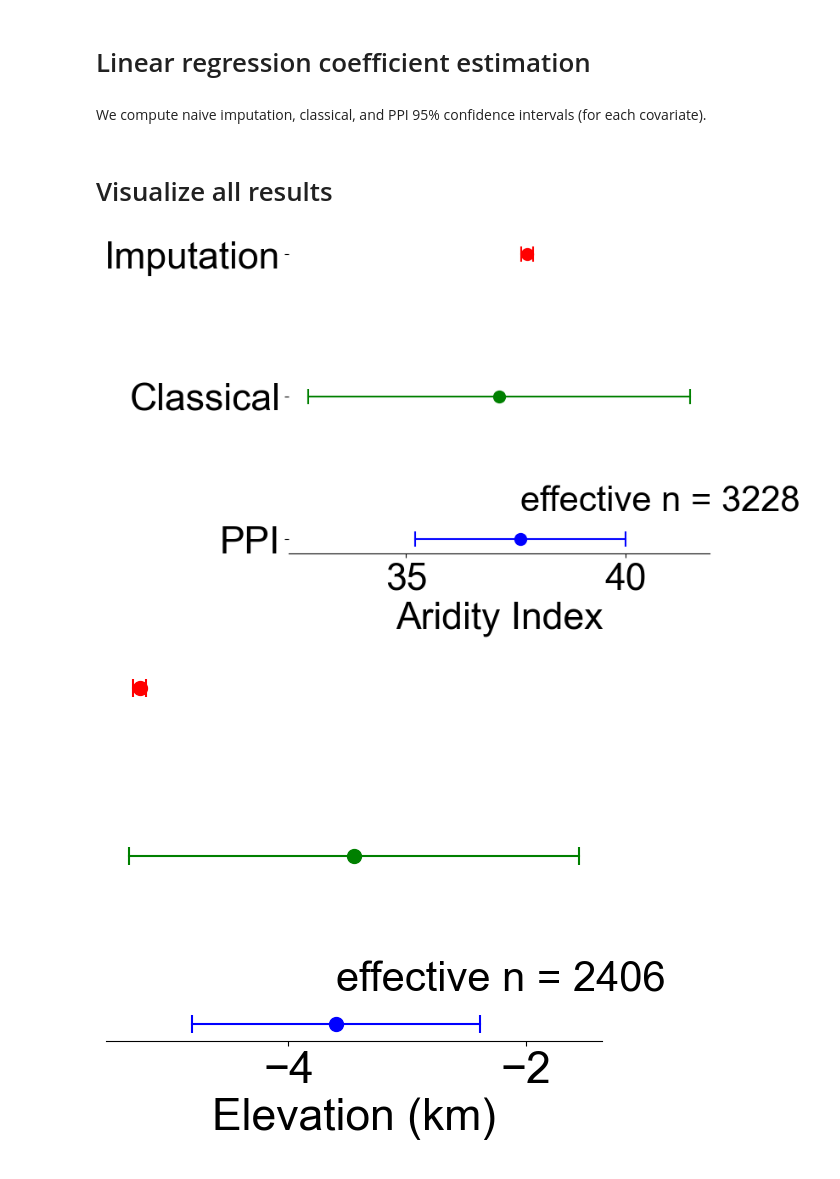
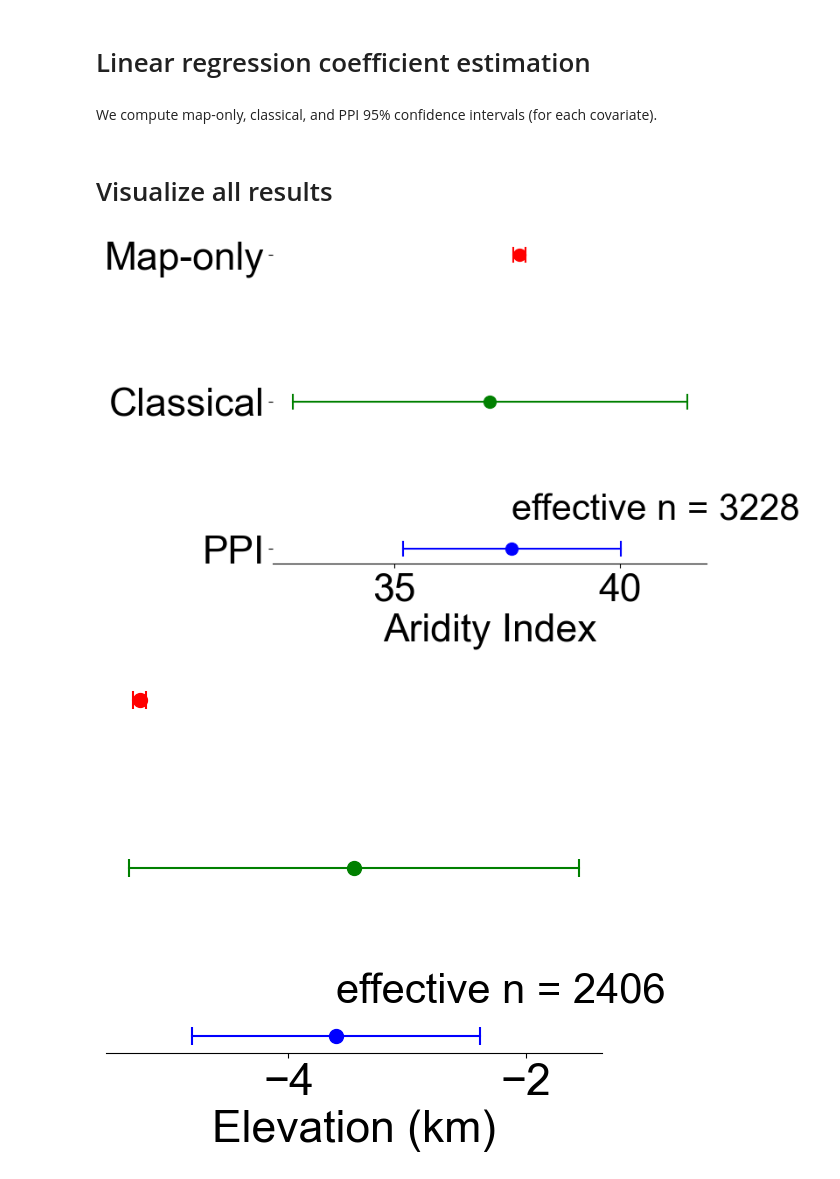
Before and after one commit to Earth-Intelligence-Lab/uncertainty-quantification, a Jupyter notebook: examples/tree cover linear regression.ipynb, the cells around one changed output. Cells and saved outputs as stored; diff of their text form; code cells hidden in the pictures.

Commit message:
update terminology for map-only and post-stratified methods

```diff
--- a/examples/tree cover linear regression.ipynb
+++ b/examples/tree cover linear regression.ipynb
@@ -48,7 +48,7 @@ X_unlabeled = np.array(unlabeled_data[covariates])
 # %% [markdown]
 # Linear regression coefficient estimation
 # %% [markdown]
-We compute naive imputation, classical, and PPI 95% confidence intervals (for each covariate).
+We compute map-only, classical, and PPI 95% confidence intervals (for each covariate).
 # %%
 def run_ppi_linear_regression(X, Y, Yhat, X_unlabeled, Yhat_unlabeled, alpha):
     results = []
@@ -98,17 +98,17 @@ def run_ppi_linear_regression(X, Y, Yhat, X_unlabeled, Yhat_unlabeled, alpha):
         )
     ]
 
-    # Imputed CI
+    # Map-only CI
 
-    imputed_ci = classical_ols_ci(_X_unlabeled, _Yhat_unlabeled, alpha=alpha)
+    map_only_ci = classical_ols_ci(_X_unlabeled, _Yhat_unlabeled, alpha=alpha)
     results += [
         pd.DataFrame(
             [
                 {
-                    "method": "Imputation",
+                    "method": "Map-only",
                     "n": np.nan,
-                    "lower": imputed_ci[0],
-                    "upper": imputed_ci[1],
+                    "lower": map_only_ci[0],
+                    "upper": map_only_ci[1],
                     "trial": 0,
                 }
             ]
@@ -141,46 +141,46 @@ classical_results = df.loc[(df['method'] == 'Classical')]
 classical_avg_estimates = classical_results['estimate'].mean(axis=0)
 classical_avg_widths = classical_results['width'].mean(axis=0)
 
-imputation_estimates = df.loc[df['method']=='Imputation']['estimate'].mean(axis=0)
-imputation_widths = df.loc[df['method']=='Imputation']['width'].mean(axis=0)
+map_only_estimates = df.loc[df['method']=='Map-only']['estimate'].mean(axis=0)
+map_only_widths = df.loc[df['method']=='Map-only']['width'].mean(axis=0)
 
 covariates_dict = {'aridity_index': 'Aridity Index', 'elevation': 'Elevation (km)', 'slope': 'Slope (deg)'}
 
 # https://stackoverflow.com/questions/59747313/how-can-i-plot-a-confidence-interval-in-python
 colors = ['blue', 'green', 'red']
 for i, column in enumerate(covariates):
     data_dict = {}
     ppi_effective_n = int(np.round(Y.shape[0]*(classical_avg_widths[i]/ppi_avg_widths[i])**2))
-    data_dict['category'] = [f'PPI',
-                             f'Classical',
-                             'Imputation']
-    data_dict['lower'] = [ppi_avg_estimates[i] - ppi_avg_widths[i]/2, classical_avg_estimates[i] - classical_avg_widths[i]/2, imputation_estimates[i] - imputation_widths[i]/2]
-    data_dict['upper'] = [ppi_avg_estimates[i] + ppi_avg_widths[i]/2, classical_avg_estimates[i] + classical_avg_widths[i]/2, imputation_estimates[i] + imputation_widths[i]/2]
+    data_dict['category'] = ['PPI',
+                             'Classical',
+                             'Map-only']
+    data_dict['lower'] = [ppi_avg_estimates[i] - ppi_avg_widths[i]/2, classical_avg_estimates[i] - classical_avg_widths[i]/2, map_only_estimates[i] - map_only_widths[i]/2]
+    data_dict['upper'] = [ppi_avg_estimates[i] + ppi_avg_widths[i]/2, classical_avg_estimates[i] + classical_avg_widths[i]/2, map_only_estimates[i] + map_only_widths[i]/2]
     dataset = pd.DataFrame(data_dict)
 
     ax = plt.gca()
     ax.spines['top'].set_visible(False)
     ax.spines['right'].set_visible(False)
     ax.spines['left'].set_visible(False)
 
     for lower,upper,y in zip(dataset['lower'],dataset['upper'],range(len(dataset))):
         if column in ['elevation']:
             # convert to using km (instead of m)
             lower = lower*1000
             upper = upper*1000
         plt.scatter([(lower+upper)/2], [y], color=colors[y], s=100)
         plt.scatter([lower, upper], [y, y], color=colors[y], marker='|', s=150)
         plt.plot((lower,upper),(y,y),color=colors[y])
         if y == 0:
             plt.text((lower+upper)/2, 0.2, f'effective n = {ppi_effective_n}', fontsize = 30)
     if i == 0:
         plt.yticks(range(len(dataset)),list(dataset['category']))
     else:
         ax.set_yticks([])
     plt.xlabel(f'{covariates_dict[column]}')
     plt.savefig(f'output_images/tree_cover_lin_reg_{column}.png', dpi=300, bbox_inches='tight')
     plt.show()
 # %% [output]
-[figure, old version]
+[figure, new version]
 [figure]
 [figure]
```
Also changed, not shown: parts of 2 cells of this notebook, 11 other files.
